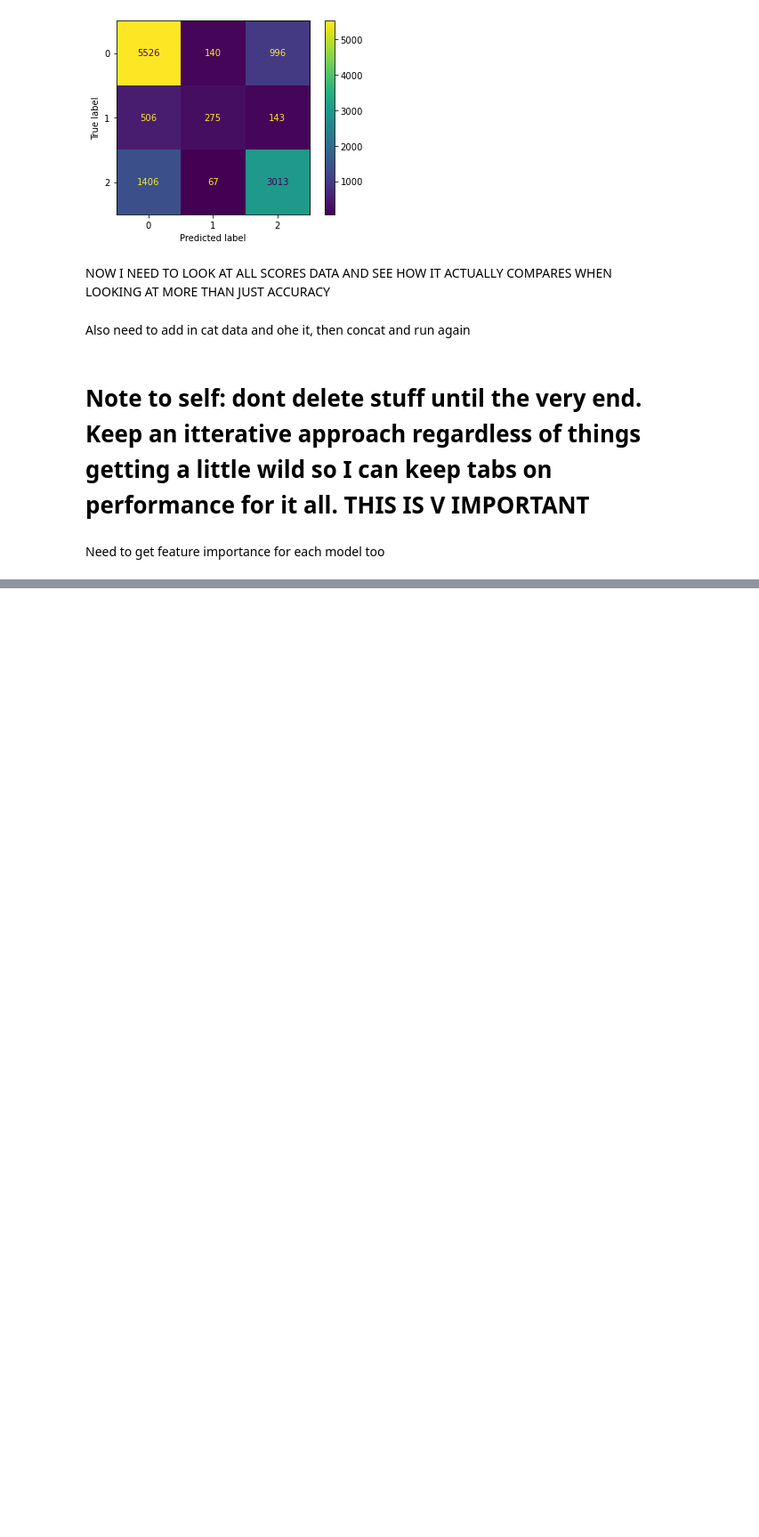
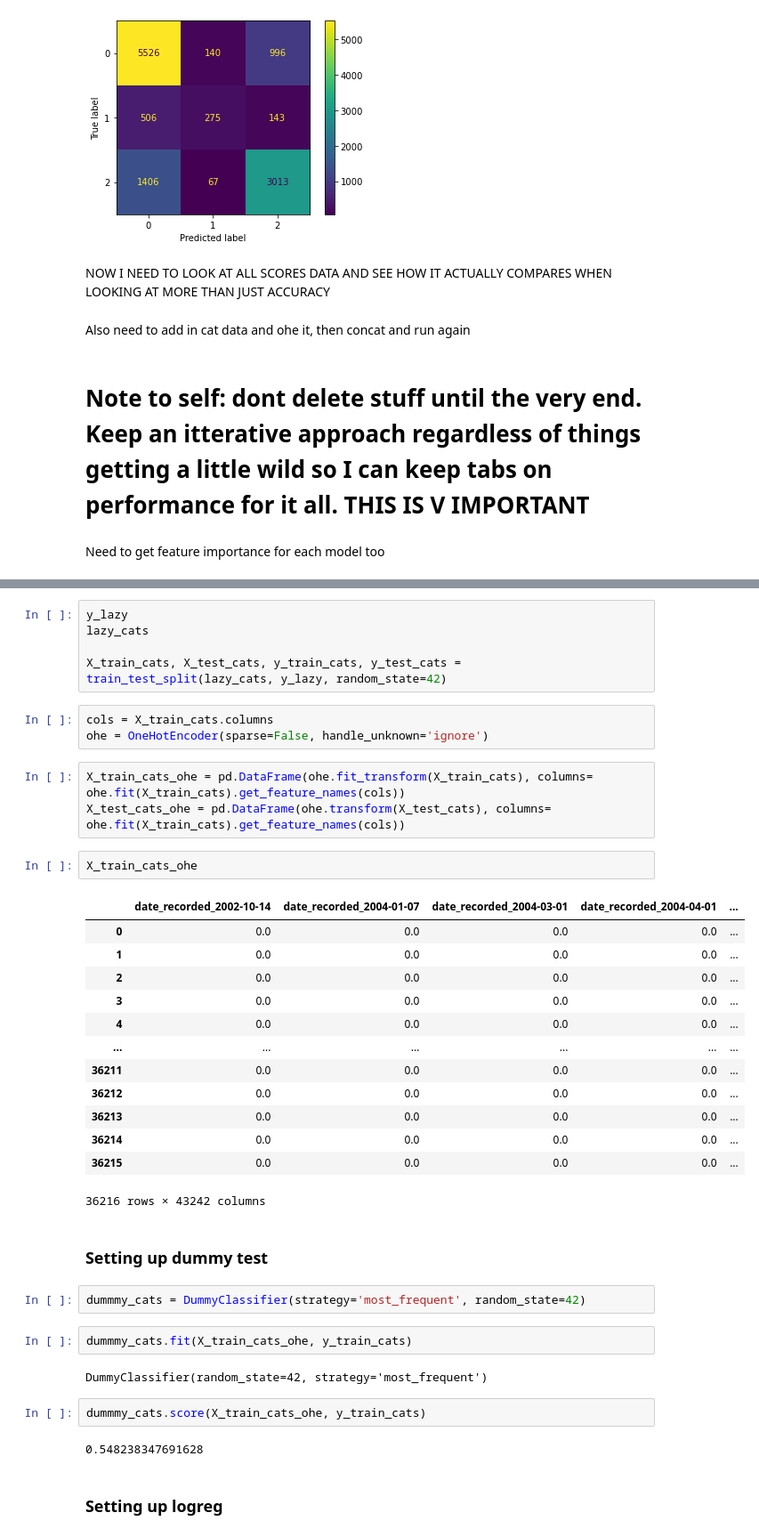
Before and after one commit to mduncan23/Tanzanian-Water-Wells-Analysis, a Jupyter notebook: Water_well_project.ipynb, the cells around one changed output, grey strips where cells are left out. Shown at 89% size. Saved outputs shown, nothing was run; the diff lists cells and outputs as text; blank space fills up the shorter version.

```diff
--- a/Water_well_project.ipynb
+++ b/Water_well_project.ipynb
@@ -681,0 +705,41 @@ Need to get feature importance for each model too
+# %%
+y_lazy
+lazy_cats
+
+X_train_cats, X_test_cats, y_train_cats, y_test_cats = train_test_split(lazy_cats, y_lazy, random_state=42)
+# %%
+cols = X_train_cats.columns
+ohe = OneHotEncoder(sparse=False, handle_unknown='ignore')
+# %%
+X_train_cats_ohe = pd.DataFrame(ohe.fit_transform(X_train_cats), columns= ohe.fit(X_train_cats).get_feature_names(cols))
+X_test_cats_ohe = pd.DataFrame(ohe.transform(X_test_cats), columns= ohe.fit(X_train_cats).get_feature_names(cols))
+# %%
+X_train_cats_ohe
+# %% [output]
+|  | date_recorded_2002-10-14 | date_recorded_2004-01-07 | date_recorded_2004-03-01 | date_recorded_2004-04-01 | ... |
+| 0 | 0.0 | 0.0 | 0.0 | 0.0 | ... |
+| 1 | 0.0 | 0.0 | 0.0 | 0.0 | ... |
+| 2 | 0.0 | 0.0 | 0.0 | 0.0 | ... |
+| 3 | 0.0 | 0.0 | 0.0 | 0.0 | ... |
+| 4 | 0.0 | 0.0 | 0.0 | 0.0 | ... |
+| ... | ... | ... | ... | ... | ... |
+| 36211 | 0.0 | 0.0 | 0.0 | 0.0 | ... |
+| 36212 | 0.0 | 0.0 | 0.0 | 0.0 | ... |
+| 36213 | 0.0 | 0.0 | 0.0 | 0.0 | ... |
+| 36214 | 0.0 | 0.0 | 0.0 | 0.0 | ... |
+| 36215 | 0.0 | 0.0 | 0.0 | 0.0 | ... |
+36216 rows × 43242 columns
+# %% [markdown]
+### Setting up dummy test
+# %%
+dummmy_cats = DummyClassifier(strategy='most_frequent', random_state=42)
+# %%
+dummmy_cats.fit(X_train_cats_ohe, y_train_cats)
+# %% [output]
+DummyClassifier(random_state=42, strategy='most_frequent')
+# %%
+dummmy_cats.score(X_train_cats_ohe, y_train_cats)
+# %% [output]
+0.548238347691628
+# %% [markdown]
+### Setting up logreg
```
Also changed, not shown: parts of 13 cells of this notebook.
